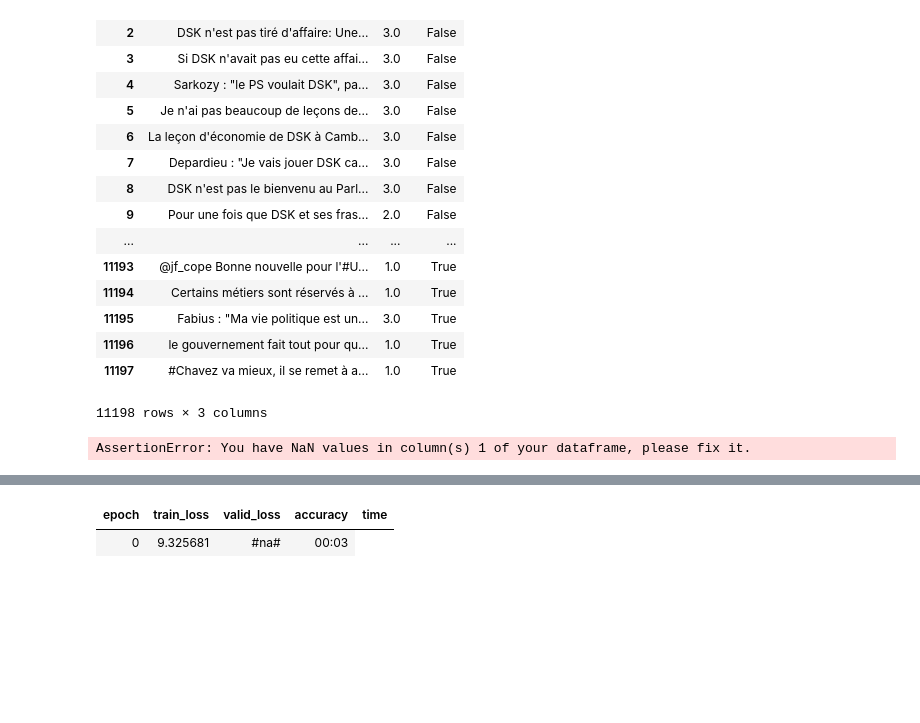
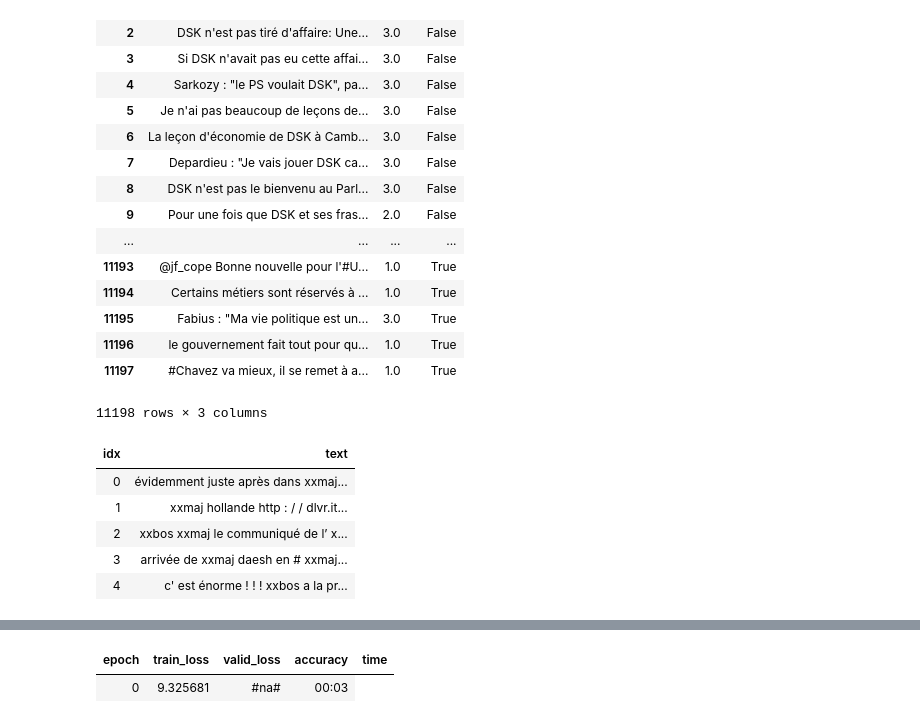
Before and after one commit to VinceBro/NLP, a Jupyter notebook: course/splitdata.ipynb, the cells around one changed output, grey strips where cells are left out. Drawn from its saved outputs; the diff is of its cells as text; code cells hidden in the pictures; blank space fills up the shorter version.

```diff
--- a/course/splitdata.ipynb
+++ b/course/splitdata.ipynb
@@ -207,7 +210,14 @@ df_regroup.to_csv(mdl_path/'newtrain.csv', index=None)
 # %%
 tokenizer = Tokenizer(lang='fr', n_cpus=24)
 
-data_lm = TextLMDataBunch.from_csv(mdl_path, tokenizer=tokenizer, bs=bs, csv_name='full_train_dropped.csv')
+data_lm = TextLMDataBunch.from_csv(mdl_path, tokenizer=tokenizer, bs=bs, csv_name='newtrain.csv')
-# %% [output]
-AssertionError: You have NaN values in column(s) 1 of your dataframe, please fix it.
+# %%
+data_lm.show_batch()
+# %% [output]
+| idx | text |
+| 0 | évidemment juste après dans xxmaj... |
+| 1 | xxmaj hollande http : / / dlvr.it... |
+| 2 | xxbos xxmaj le communiqué de l’ x... |
+| 3 | arrivée de xxmaj daesh en # xxmaj... |
+| 4 | c' est énorme ! ! ! xxbos a la pr... |
 # %%
```
Also changed, not shown: parts of 16 cells of this notebook.
